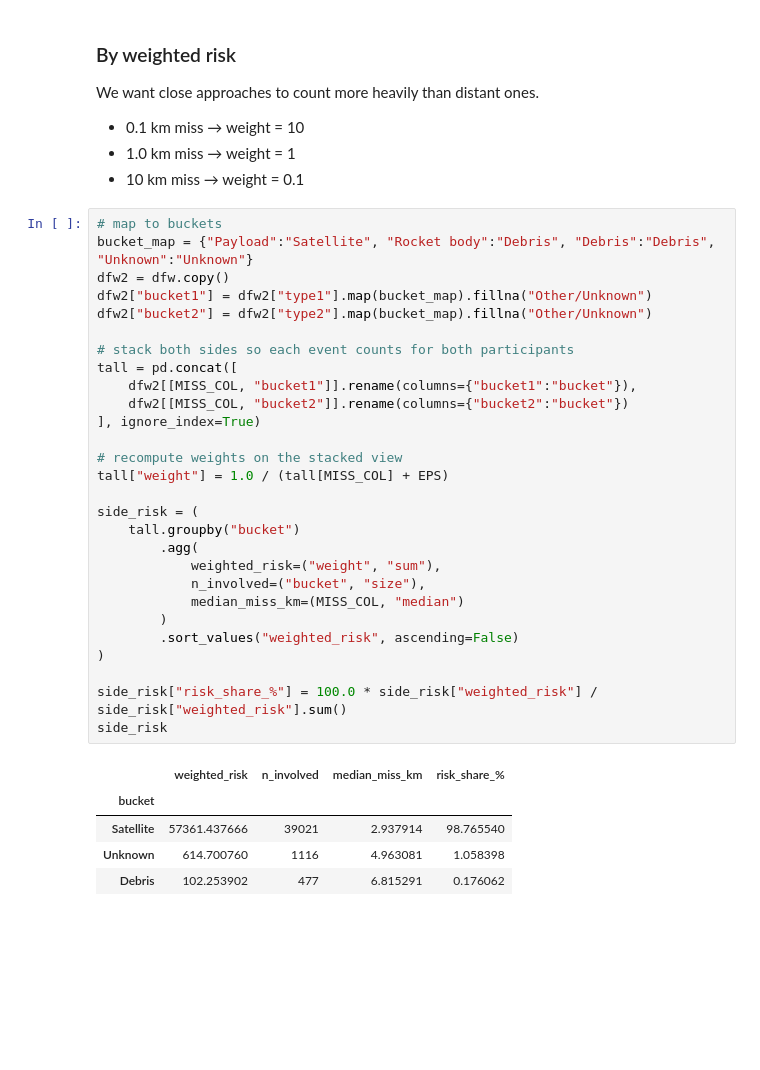
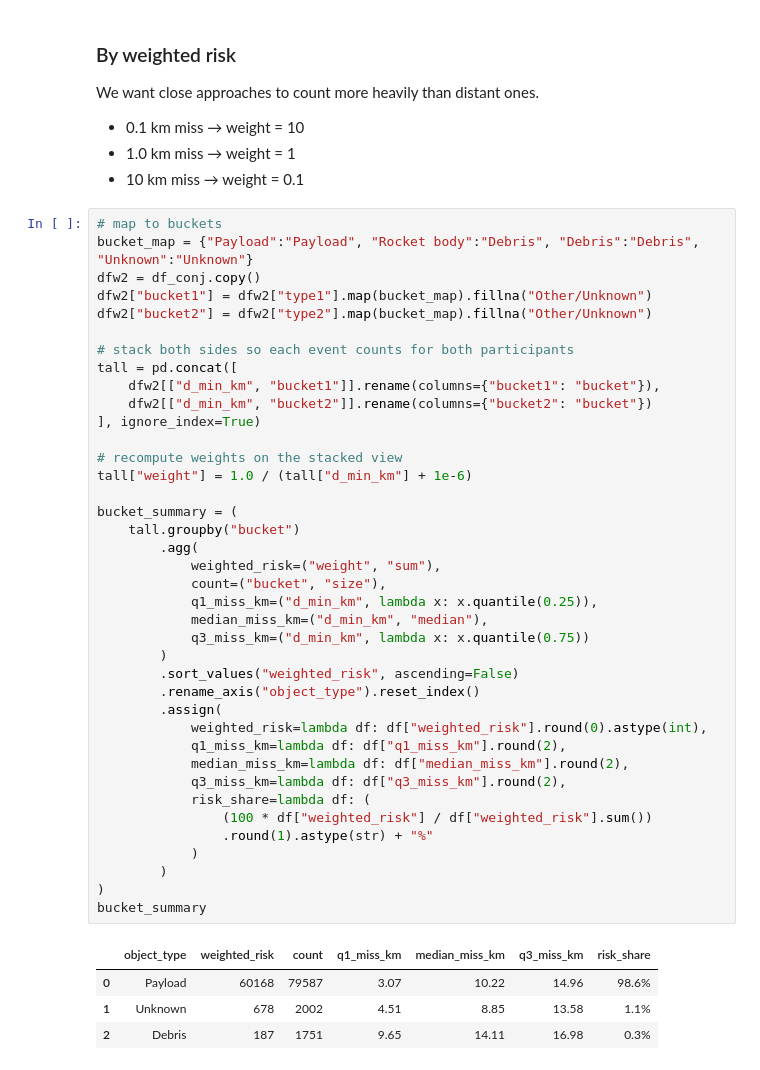
Before and after one commit to dezertdweller/Cosmic-Insights, a Jupyter notebook: notebooks/ash-eda/conjunction_risk.ipynb, the cells around one changed output. Saved outputs shown, nothing was run; the diff lists cells and outputs as text; blank space fills up the shorter version.

```diff
--- a/notebooks/ash-eda/conjunction_risk.ipynb
+++ b/notebooks/ash-eda/conjunction_risk.ipynb
@@ -1049,35 +1100,45 @@ We want close approaches to count more heavily than distant ones.
 - 10 km miss → weight = 0.1
 # %%
 # map to buckets
-bucket_map = {"Payload":"Satellite", "Rocket body":"Debris", "Debris":"Debris", "Unknown":"Unknown"}
-dfw2 = dfw.copy()
+bucket_map = {"Payload":"Payload", "Rocket body":"Debris", "Debris":"Debris", "Unknown":"Unknown"}
+dfw2 = df_conj.copy()
 dfw2["bucket1"] = dfw2["type1"].map(bucket_map).fillna("Other/Unknown")
 dfw2["bucket2"] = dfw2["type2"].map(bucket_map).fillna("Other/Unknown")
 
 # stack both sides so each event counts for both participants
 tall = pd.concat([
-    dfw2[[MISS_COL, "bucket1"]].rename(columns={"bucket1":"bucket"}),
-    dfw2[[MISS_COL, "bucket2"]].rename(columns={"bucket2":"bucket"})
+    dfw2[["d_min_km", "bucket1"]].rename(columns={"bucket1": "bucket"}),
+    dfw2[["d_min_km", "bucket2"]].rename(columns={"bucket2": "bucket"})
 ], ignore_index=True)
 
 # recompute weights on the stacked view
-tall["weight"] = 1.0 / (tall[MISS_COL] + EPS)
+tall["weight"] = 1.0 / (tall["d_min_km"] + 1e-6)
 
-side_risk = (
+bucket_summary = (
     tall.groupby("bucket")
         .agg(
             weighted_risk=("weight", "sum"),
-            n_involved=("bucket", "size"),
-            median_miss_km=(MISS_COL, "median")
+            count=("bucket", "size"),
+            q1_miss_km=("d_min_km", lambda x: x.quantile(0.25)),
+            median_miss_km=("d_min_km", "median"),
+            q3_miss_km=("d_min_km", lambda x: x.quantile(0.75))
         )
         .sort_values("weighted_risk", ascending=False)
+        .rename_axis("object_type").reset_index()
+        .assign(
+            weighted_risk=lambda df: df["weighted_risk"].round(0).astype(int),
+            q1_miss_km=lambda df: df["q1_miss_km"].round(2),
+            median_miss_km=lambda df: df["median_miss_km"].round(2),
+            q3_miss_km=lambda df: df["q3_miss_km"].round(2),
+            risk_share=lambda df: (
+                (100 * df["weighted_risk"] / df["weighted_risk"].sum())
+                .round(1).astype(str) + "%"
+            )
+        )
 )
-
-side_risk["risk_share_%"] = 100.0 * side_risk["weighted_risk"] / side_risk["weighted_risk"].sum()
-side_risk
+bucket_summary
 # %% [output]
-|  | weighted_risk | n_involved | median_miss_km | risk_share_% |
-| bucket |  |  |  |  |
-| Satellite | 57361.437666 | 39021 | 2.937914 | 98.765540 |
-| Unknown | 614.700760 | 1116 | 4.963081 | 1.058398 |
-| Debris | 102.253902 | 477 | 6.815291 | 0.176062 |
+|  | object_type | weighted_risk | count | q1_miss_km | median_miss_km | q3_miss_km | risk_share |
+| 0 | Payload | 60168 | 79587 | 3.07 | 10.22 | 14.96 | 98.6% |
+| 1 | Unknown | 678 | 2002 | 4.51 | 8.85 | 13.58 | 1.1% |
+| 2 | Debris | 187 | 1751 | 9.65 | 14.11 | 16.98 | 0.3% |
```
Also changed, not shown: parts of 25 cells of this notebook, 8 other files.
